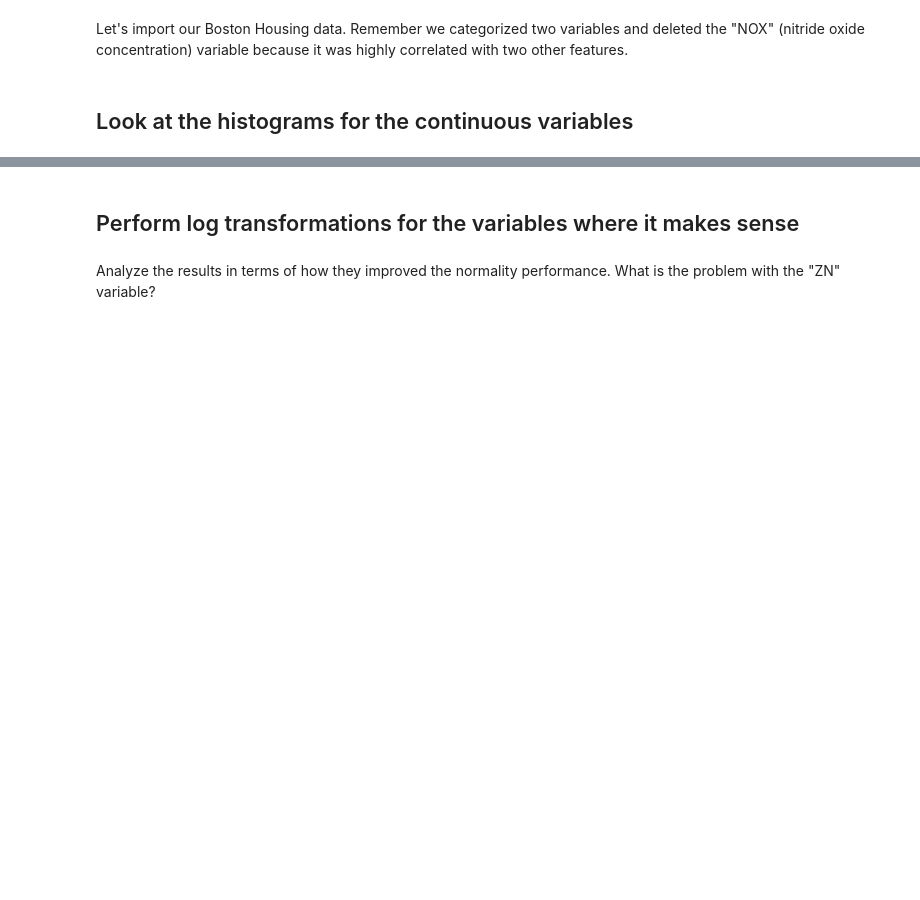
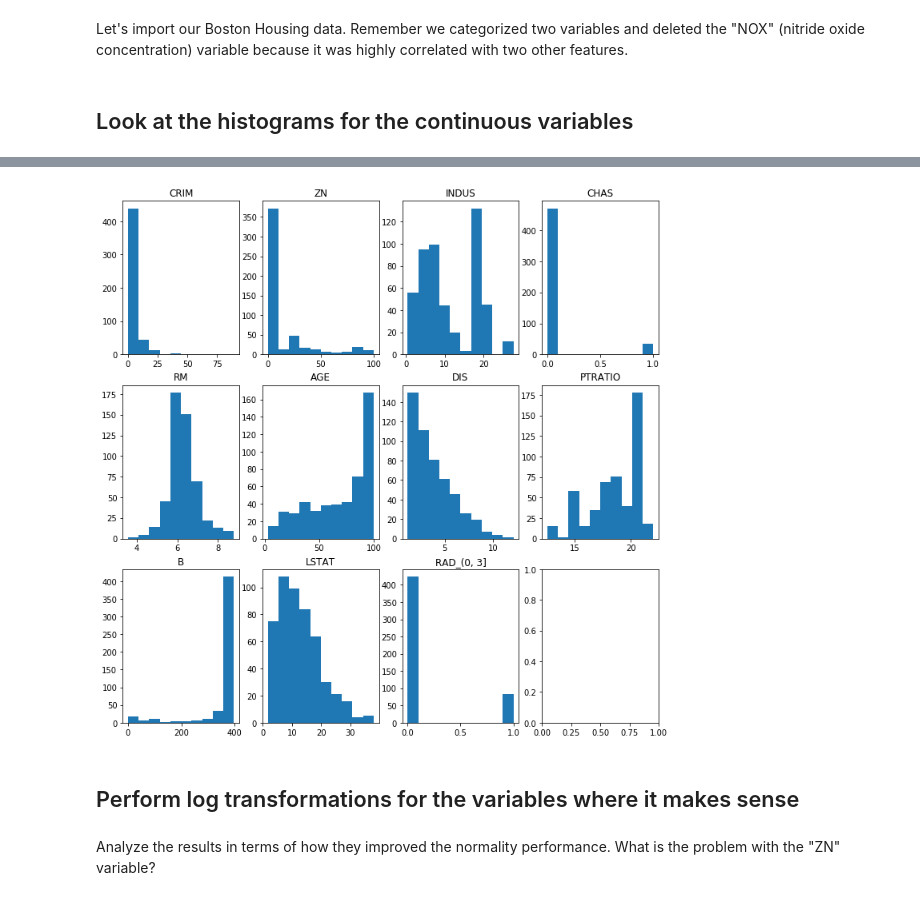
Before and after one commit to keita-dc/dsc-feature-scaling-and-normalization-lab-dc-ds-060319, a Jupyter notebook: index.ipynb, the cells around one changed output, grey strips where cells are left out. Drawn from its saved outputs; the diff is of its cells as text; code cells hidden in the pictures; blank space fills up the shorter version.

```diff
--- a/index.ipynb
+++ b/index.ipynb
@@ -52,8 +52,10 @@ boston_features.describe()
 # %%
 fig, ax = plt.subplots(nrows=3, ncols=4, figsize=(12, 12))
 for i in range(11):
     ax[i//4, i%4].hist(boston_features.iloc[:, i])
-    ax[i//4, i%4].set_title(boston_features.columns)
+    ax[i//4, i%4].set_title(boston_features.columns[i])
+# %% [output]
+[figure, added]
 # %% [markdown]
 ## Perform log transformations for the variables where it makes sense
 # %% [markdown]
```
